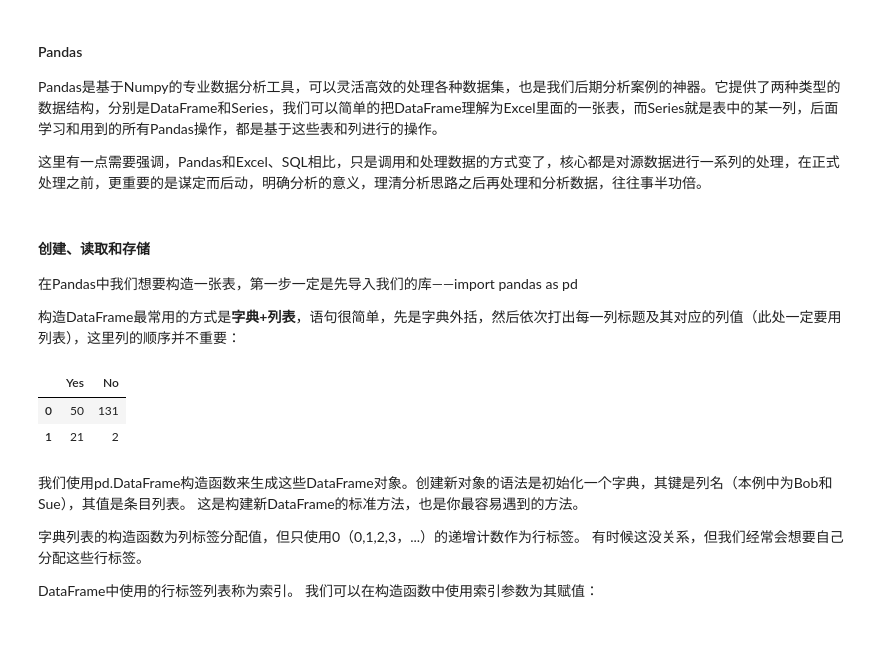
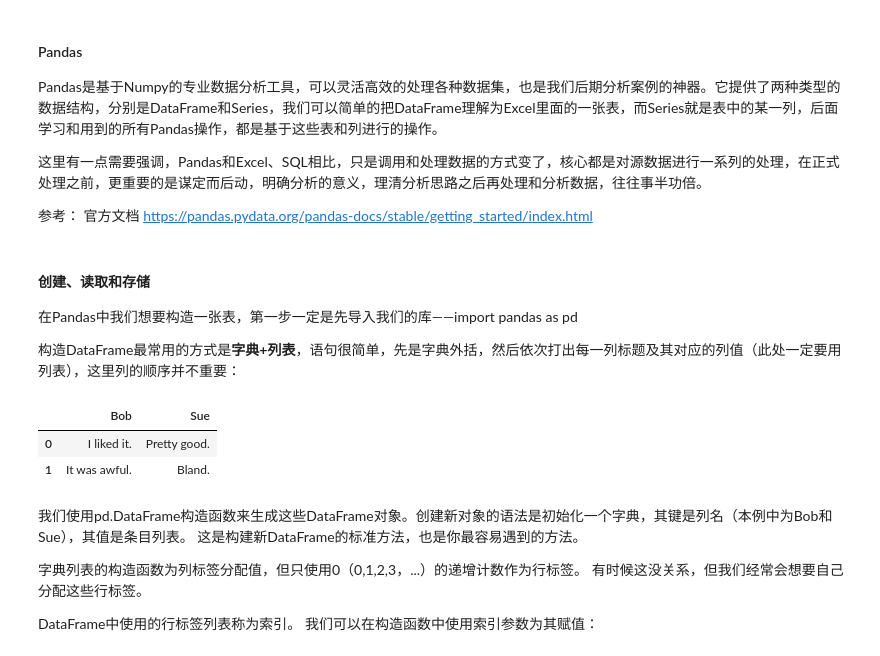
Before and after one commit to xinihe/jrxy_python_course, a Jupyter notebook: BasicSession/pandas_learn.ipynb, the cells around one changed output. Saved outputs shown, nothing was run; the diff lists cells and outputs as text; code cells hidden in the pictures.

```diff
--- a/BasicSession/pandas_learn.ipynb
+++ b/BasicSession/pandas_learn.ipynb
@@ -4,6 +4,9 @@
 Pandas是基于Numpy的专业数据分析工具，可以灵活高效的处理各种数据集，也是我们后期分析案例的神器。它提供了两种类型的数据结构，分别是DataFrame和Series，我们可以简单的把DataFrame理解为Excel里面的一张表，而Series就是表中的某一列，后面学习和用到的所有Pandas操作，都是基于这些表和列进行的操作。
 
 这里有一点需要强调，Pandas和Excel、SQL相比，只是调用和处理数据的方式变了，核心都是对源数据进行一系列的处理，在正式处理之前，更重要的是谋定而后动，明确分析的意义，理清分析思路之后再处理和分析数据，往往事半功倍。
+
+参考：
+官方文档 https://pandas.pydata.org/pandas-docs/stable/getting_started/index.html
 # %% [markdown]
 #### 创建、读取和存储
 
@@ -13,13 +16,13 @@ Pandas是基于Numpy的专业数据分析工具，可以灵活高效的处理各
 # %%
 import pandas as pd
 
 df1 = pd.DataFrame({'Yes': [50, 21], 'No': [131, 2]})
 df2 = pd.DataFrame({'Bob': ['I liked it.', 'It was awful.'], 'Sue': ['Pretty good.', 'Bland.']})
-df1
+df2
 # %% [output]
-|  | Yes | No |
-| 0 | 50 | 131 |
-| 1 | 21 | 2 |
+|  | Bob | Sue |
+| 0 | I liked it. | Pretty good. |
+| 1 | It was awful. | Bland. |
 # %% [markdown]
 我们使用pd.DataFrame构造函数来生成这些DataFrame对象。创建新对象的语法是初始化一个字典，其键是列名（本例中为Bob和Sue），其值是条目列表。 这是构建新DataFrame的标准方法，也是你最容易遇到的方法。
 
```
Also changed, not shown: parts of 14 cells of this notebook, 1 other file.
